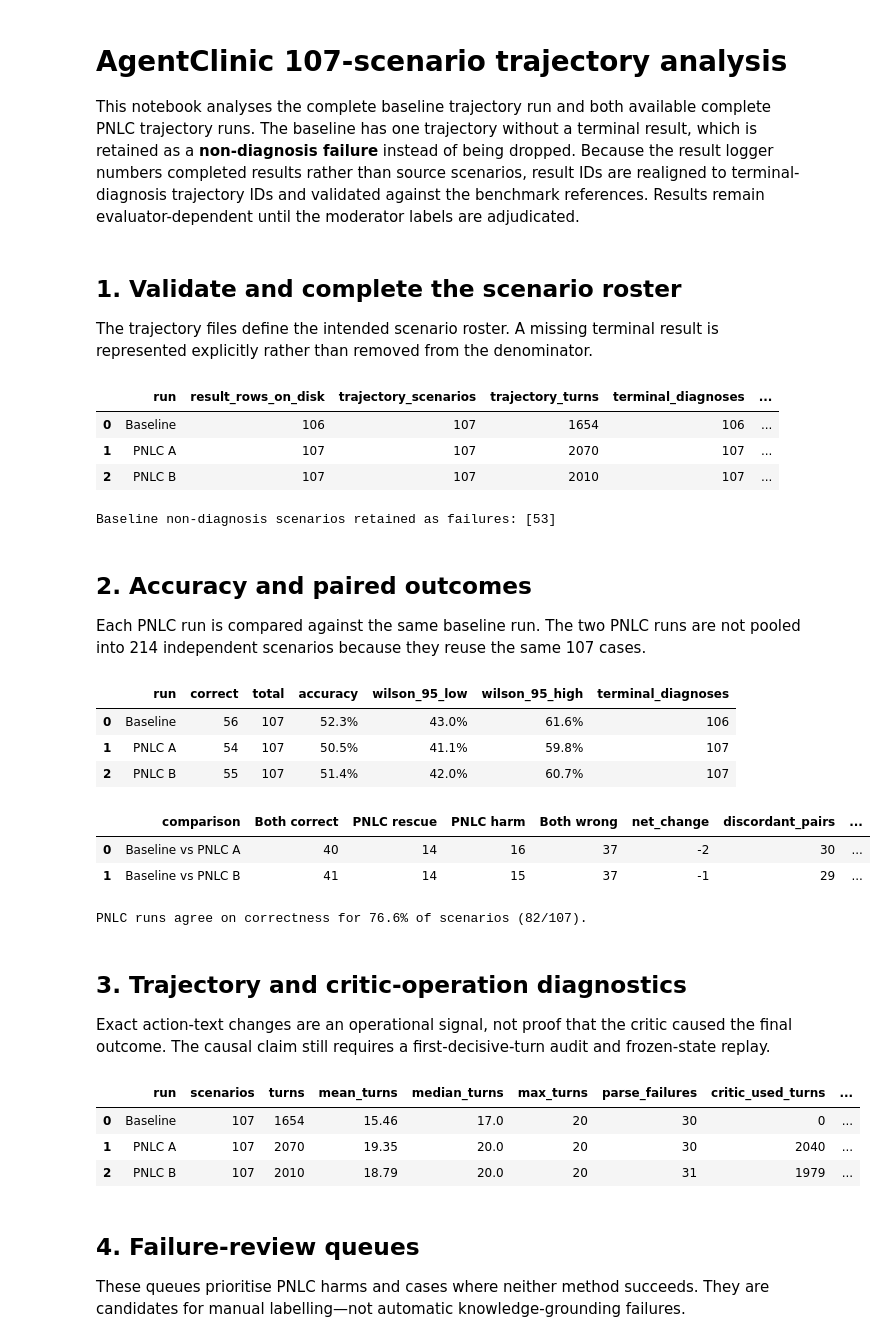
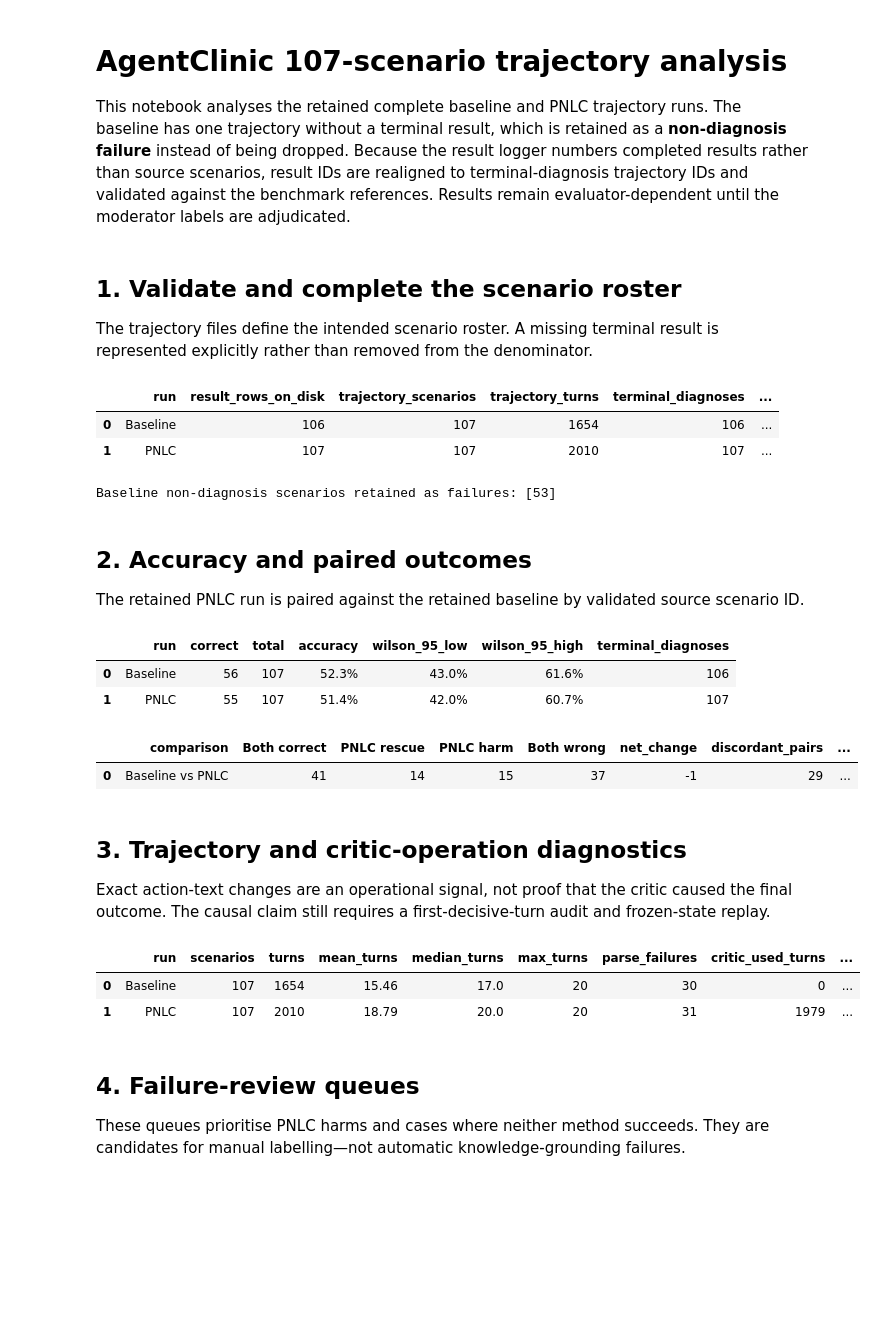
Before and after one commit to Abhineetsoccer/pnlc-agentclinic, a Jupyter notebook: notebook/agentclinic_107_analysis.ipynb, the cells around one changed output. Drawn from its saved outputs; the diff is of its cells as text; code cells hidden in the pictures; blank space fills up the shorter version.

```diff
--- a/notebook/agentclinic_107_analysis.ipynb
+++ b/notebook/agentclinic_107_analysis.ipynb
@@ -1,7 +1,7 @@
 # %% [markdown]
 # AgentClinic 107-scenario trajectory analysis
 
-This notebook analyses the complete baseline trajectory run and both available complete PNLC trajectory runs. The baseline has one trajectory without a terminal result, which is retained as a **non-diagnosis failure** instead of being dropped. Because the result logger numbers completed results rather than source scenarios, result IDs are realigned to terminal-diagnosis trajectory IDs and validated against the benchmark references. Results remain evaluator-dependent until the moderator labels are adjudicated.
+This notebook analyses the retained complete baseline and PNLC trajectory runs. The baseline has one trajectory without a terminal result, which is retained as a **non-diagnosis failure** instead of being dropped. Because the result logger numbers completed results rather than source scenarios, result IDs are realigned to terminal-diagnosis trajectory IDs and validated against the benchmark references. Results remain evaluator-dependent until the moderator labels are adjudicated.
 # %%
 import json
 import math
@@ -18,13 +18,11 @@ from scipy.stats import binomtest
 
 RESULT_FILES = {
     "Baseline": Path("../logs/stage1_baseline_1784929558.json"),
-    "PNLC A": Path("../logs/stage1_pnlc_results_1784942236.json"),
-    "PNLC B": Path("../logs/stage1_pnlc_results_1785020204.json"),
+    "PNLC": Path("../logs/stage1_pnlc_results_1785020204.json"),
 }
 TRAJECTORY_FILES = {
     "Baseline": Path("../logs/stage1_trajectories_1784929558.json"),
-    "PNLC A": Path("../logs/stage1_pnlc_trajectories_1784942236.json"),
-    "PNLC B": Path("../logs/stage1_pnlc_trajectories_1785020204.json"),
+    "PNLC": Path("../logs/stage1_pnlc_trajectories_1785020204.json"),
 }
 DATASET_PATH = Path("../external/AgentClinic/agentclinic_medqa.jsonl")
 FIGURE_DIR = Path("../docs/figures")
@@ -38,8 +36,7 @@ for path in [*RESULT_FILES.values(), *TRAJECTORY_FILES.values(), DATASET_PATH]:
 
 COLORS = {
     "Baseline": "#4C78A8",
-    "PNLC A": "#009E73",
-    "PNLC B": "#56B4E9",
+    "PNLC": "#009E73",
     "Both correct": "#4C78A8",
     "PNLC rescue": "#009E73",
     "PNLC harm": "#D55E00",
@@ -153,13 +150,12 @@ for label, table in results.items():
 # %% [output]
 |  | run | result_rows_on_disk | trajectory_scenarios | trajectory_turns | terminal_diagnoses | ... |
 | 0 | Baseline | 106 | 107 | 1654 | 106 | ... |
-| 1 | PNLC A | 107 | 107 | 2070 | 107 | ... |
-| 2 | PNLC B | 107 | 107 | 2010 | 107 | ... |
+| 1 | PNLC | 107 | 107 | 2010 | 107 | ... |
 Baseline non-diagnosis scenarios retained as failures: [53]
 # %% [markdown]
 ## 2. Accuracy and paired outcomes
 
-Each PNLC run is compared against the same baseline run. The two PNLC runs are not pooled into 214 independent scenarios because they reuse the same 107 cases.
+The retained PNLC run is paired against the retained baseline by validated source scenario ID.
 # %%
 def wilson_interval(successes, total, z=1.96):
     p = successes / total
@@ -204,7 +200,7 @@ def build_comparison(pnlc_label):
     return merged
 
 
-comparisons = {label: build_comparison(label) for label in ["PNLC A", "PNLC B"]}
+comparisons = {"PNLC": build_comparison("PNLC")}
 accuracy_rows = []
 for label, table in results.items():
     successes = int(table["correct"].sum())
@@ -216,46 +212,35 @@ for label, table in results.items():
         "accuracy": successes / EXPECTED_SCENARIOS,
         "wilson_95_low": low,
         "wilson_95_high": high,
         "terminal_diagnoses": int(table["reached_diagnosis"].sum()),
     })
 accuracy_summary = pd.DataFrame(accuracy_rows)
 display(accuracy_summary.style.format({
     "accuracy": "{:.1%}", "wilson_95_low": "{:.1%}", "wilson_95_high": "{:.1%}",
 }))
 
 outcome_order = ["Both correct", "PNLC rescue", "PNLC harm", "Both wrong"]
 paired_rows = []
 for label, comparison in comparisons.items():
     counts = comparison["outcome"].value_counts().reindex(outcome_order, fill_value=0)
     rescues = int(counts["PNLC rescue"])
     harms = int(counts["PNLC harm"])
     discordant = rescues + harms
     p_value = binomtest(min(rescues, harms), discordant, p=0.5).pvalue if discordant else 1.0
     row = {"comparison": f"Baseline vs {label}", **counts.to_dict()}
     row.update({"net_change": rescues - harms, "discordant_pairs": discordant, "mcnemar_exact_p": p_value})
     paired_rows.append(row)
 paired_summary = pd.DataFrame(paired_rows)
 display(paired_summary.style.format({"mcnemar_exact_p": "{:.4f}"}))
 
-pnlc_agreement = results["PNLC A"][["scenario_index", "correct"]].merge(
-    results["PNLC B"][["scenario_index", "correct"]],
-    on="scenario_index", suffixes=("_a", "_b"), validate="one_to_one",
-)
-agreement_rate = (pnlc_agreement["correct_a"] == pnlc_agreement["correct_b"]).mean()
-print(f"PNLC runs agree on correctness for {agreement_rate:.1%} of scenarios ", end="")
-print(f"({int((pnlc_agreement['correct_a'] == pnlc_agreement['correct_b']).sum())}/{EXPECTED_SCENARIOS}).")
-
 accuracy_summary.to_csv(ANALYSIS_DIR / "agentclinic_107_accuracy.csv", index=False)
 paired_summary.to_csv(ANALYSIS_DIR / "agentclinic_107_paired_outcomes.csv", index=False)
 # %% [output]
 |  | run | correct | total | accuracy | wilson_95_low | wilson_95_high | terminal_diagnoses |
 | 0 | Baseline | 56 | 107 | 52.3% | 43.0% | 61.6% | 106 |
-| 1 | PNLC A | 54 | 107 | 50.5% | 41.1% | 59.8% | 107 |
-| 2 | PNLC B | 55 | 107 | 51.4% | 42.0% | 60.7% | 107 |
+| 1 | PNLC | 55 | 107 | 51.4% | 42.0% | 60.7% | 107 |
 |  | comparison | Both correct | PNLC rescue | PNLC harm | Both wrong | net_change | discordant_pairs | ... |
-| 0 | Baseline vs PNLC A | 40 | 14 | 16 | 37 | -2 | 30 | ... |
-| 1 | Baseline vs PNLC B | 41 | 14 | 15 | 37 | -1 | 29 | ... |
+| 0 | Baseline vs PNLC | 41 | 14 | 15 | 37 | -1 | 29 | ... |
-PNLC runs agree on correctness for 76.6% of scenarios (82/107).
 # %% [markdown]
 ## 3. Trajectory and critic-operation diagnostics
 
@@ -323,8 +308,7 @@ trajectory_summary.to_csv(ANALYSIS_DIR / "agentclinic_107_trajectory_summary.csv
 # %% [output]
 |  | run | scenarios | turns | mean_turns | median_turns | max_turns | parse_failures | critic_used_turns | ... |
 | 0 | Baseline | 107 | 1654 | 15.46 | 17.0 | 20 | 30 | 0 | ... |
-| 1 | PNLC A | 107 | 2070 | 19.35 | 20.0 | 20 | 30 | 2040 | ... |
-| 2 | PNLC B | 107 | 2010 | 18.79 | 20.0 | 20 | 31 | 1979 | ... |
+| 1 | PNLC | 107 | 2010 | 18.79 | 20.0 | 20 | 31 | 1979 | ... |
 # %% [markdown]
 ## 4. Failure-review queues
 
```
Also changed, not shown: parts of 6 cells of this notebook, 25 other files.
